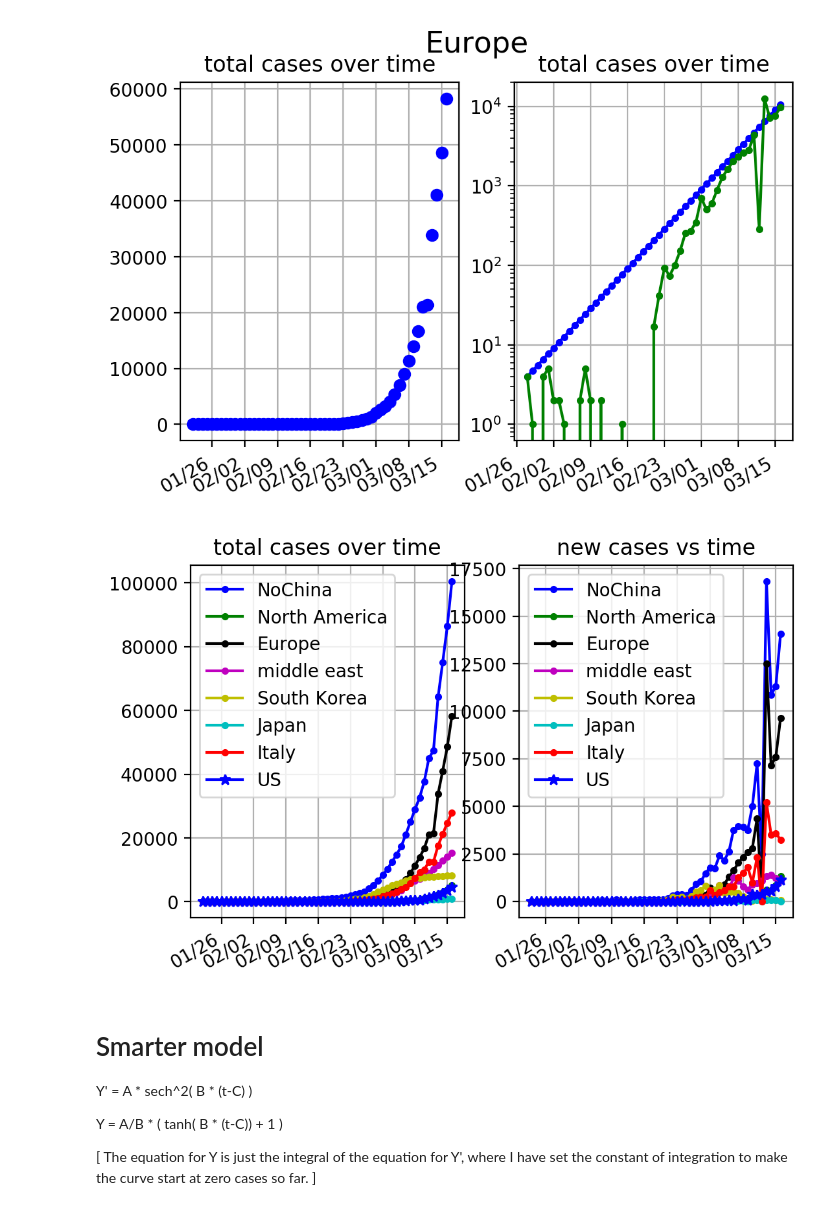
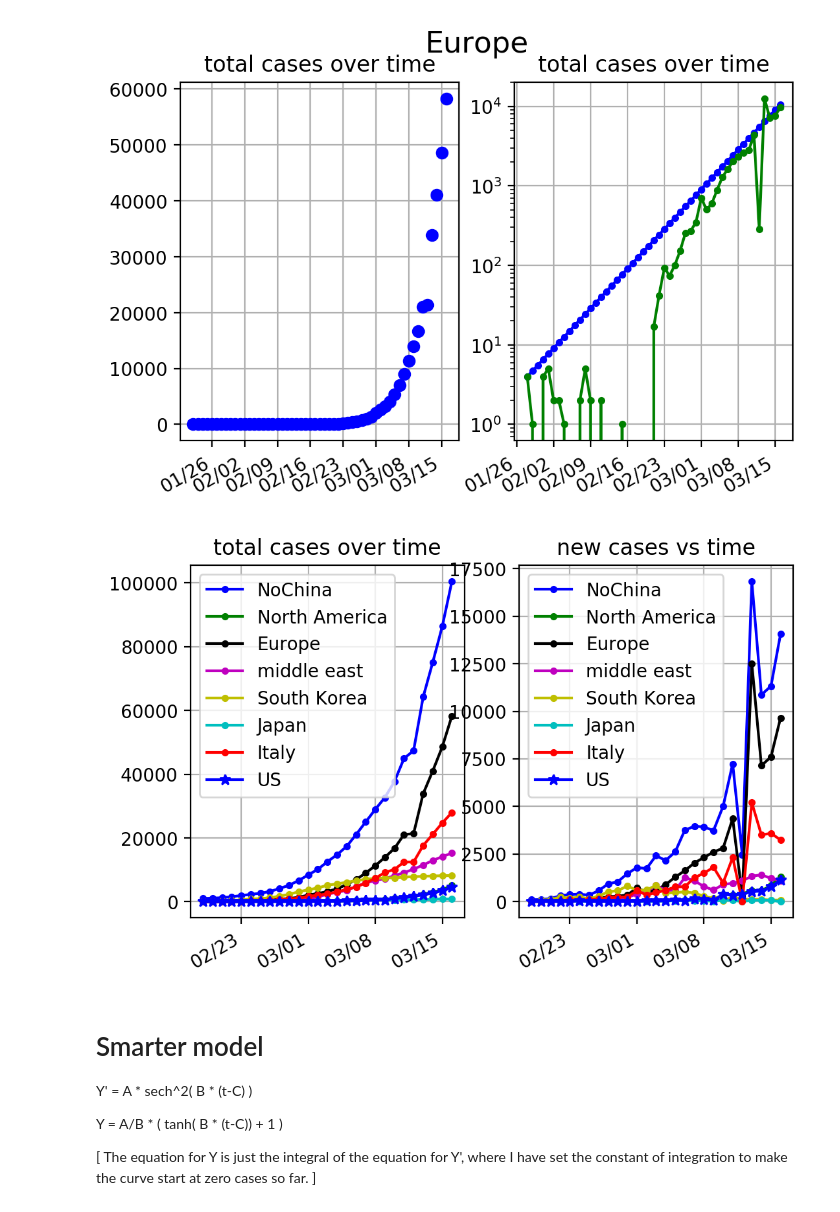
Before and after one commit to raysalem/sars-cov-19, a Jupyter notebook: cov-19.ipynb, the cells around one changed output. Saved outputs shown, nothing was run; the diff lists cells and outputs as text; code cells hidden in the pictures.

```diff
--- a/cov-19.ipynb
+++ b/cov-19.ipynb
@@ -322,37 +322,37 @@ Growth Rate Europe:1.18
 <Figure size 1200x800 with 0 Axes>
 [figure]
 # %%
-
+offset=28
 #ignore china here
 fig, ax =plt.subplots(1,2)
 for name in countries.keys():
     if name =="China":continue
     country = countries[name]
     y = data.loc[(country)].sum()
-    ax[0].plot(y.index,y.values,label=name)
+    ax[0].plot(y.index[offset:],y.values[offset:],label=name)
 #ax[0].xaxis.set_major_locator(myLocator)
 ax[0].grid()
 ax[0].legend()
 ax[0].xaxis.set_major_locator(myLocator)
 ax[0].xaxis.set_major_formatter(myFmt)
 ax[0].set_title("total cases over time");
 
 
 for name in countries.keys():
     if name =="China":continue
     country = countries[name]
 
     vals= data.loc[(country)].sum().diff()
-    ax[1].plot(vals,label=name)
+    ax[1].plot(vals[offset:],label=name)
 ax[1].xaxis.set_major_locator(myLocator)
 ax[1].grid()
 ax[1].xaxis.set_major_formatter(myFmt)
 ax[1].legend()
 ax[1].set_title("new cases vs time");
 
 fig.autofmt_xdate()
 # %% [output]
-[figure, old version]
+[figure, new version]
 # %% [markdown]
 # Smarter  model
 
```
Also changed, not shown: parts of 8 cells of this notebook.
